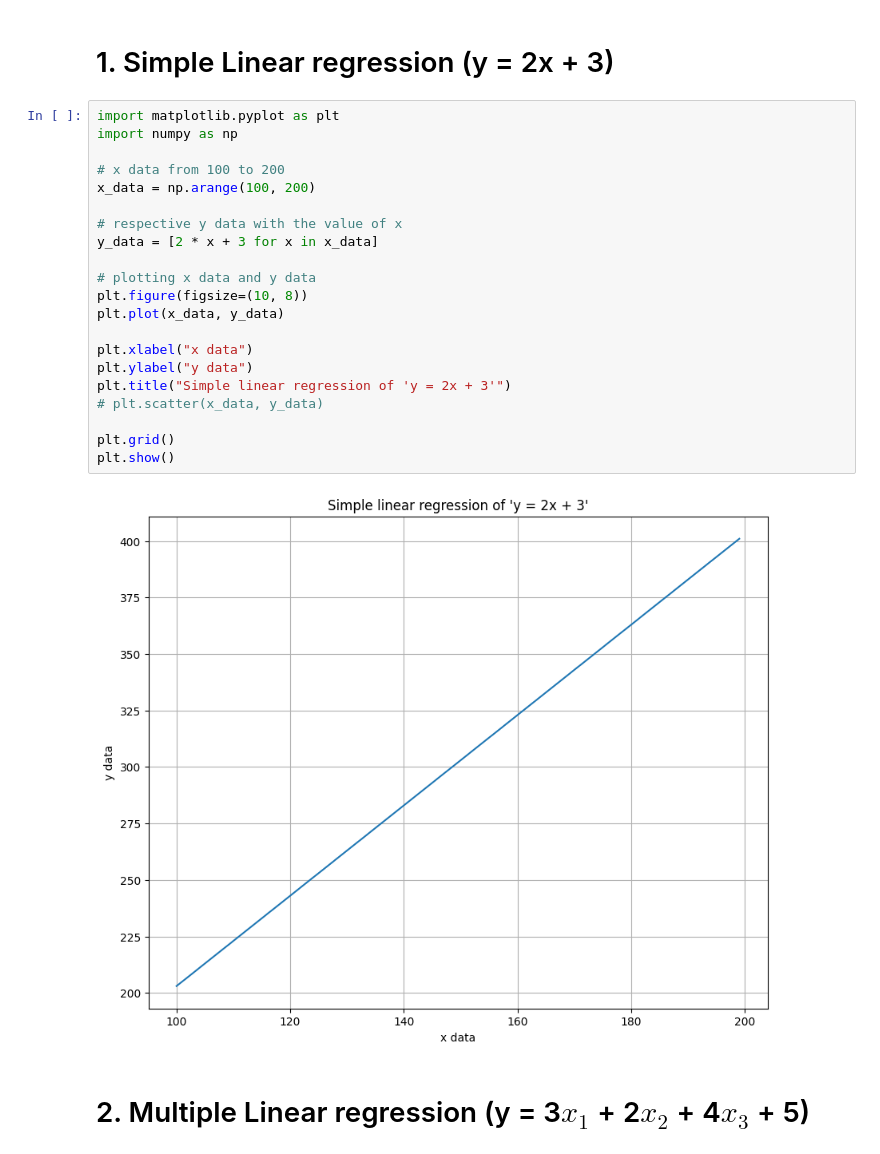
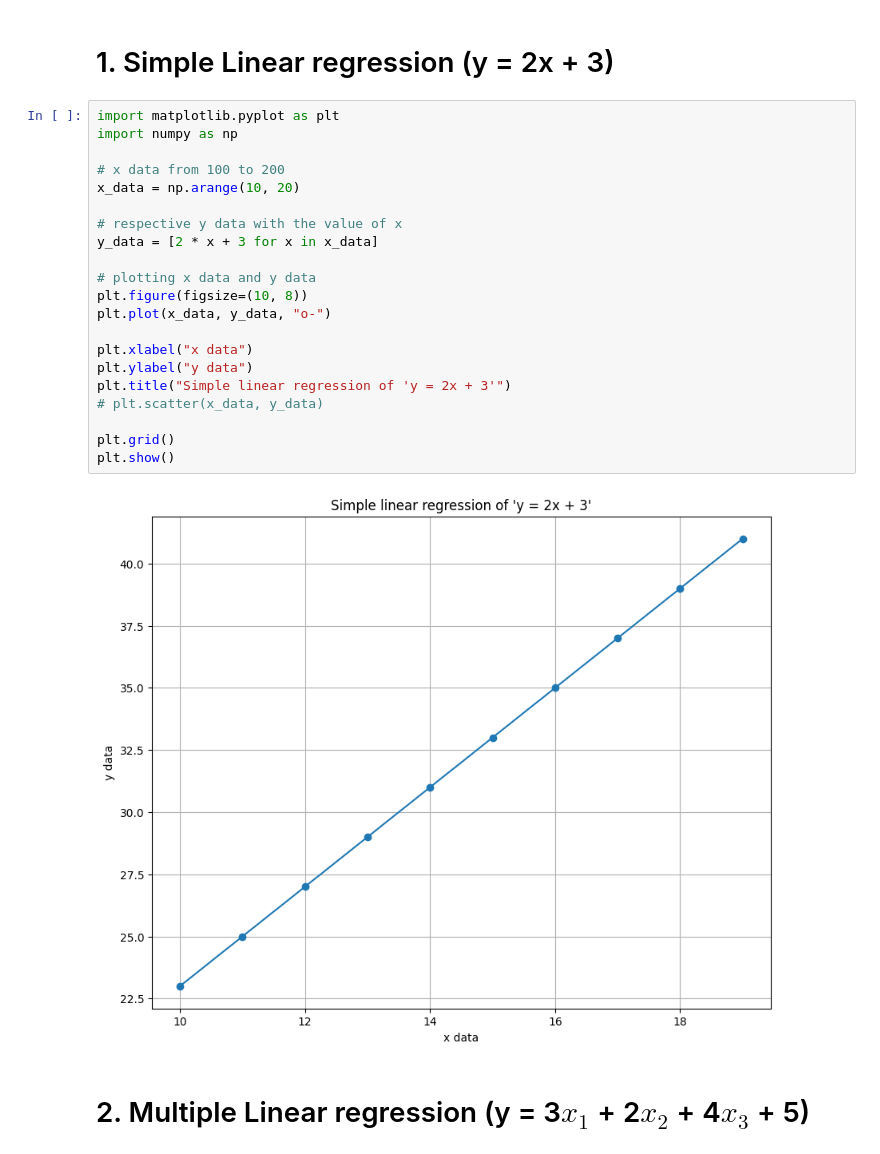
Before and after one commit to rajendra195/data_science_ML_Metro, a Jupyter notebook: week_06/day_03/linear regression.ipynb, the cells around one changed output. Cells and saved outputs as stored; diff of their text form.

```diff
--- a/week_06/day_03/linear regression.ipynb
+++ b/week_06/day_03/linear regression.ipynb
@@ -11,26 +11,26 @@ For 50_Startups.csv, you'll employ Multiple Linear Regression.
 # %%
 import matplotlib.pyplot as plt
 import numpy as np
 
 # x data from 100 to 200
-x_data = np.arange(100, 200)
+x_data = np.arange(10, 20)
 
 # respective y data with the value of x
 y_data = [2 * x + 3 for x in x_data]
 
 # plotting x data and y data
 plt.figure(figsize=(10, 8))
-plt.plot(x_data, y_data)
+plt.plot(x_data, y_data, "o-")
 
 plt.xlabel("x data")
 plt.ylabel("y data")
 plt.title("Simple linear regression of 'y = 2x + 3'")
 # plt.scatter(x_data, y_data)
 
 plt.grid()
 plt.show()
 # %% [output]
-[figure, old version]
+[figure, new version]
 # %% [markdown]
 # 2. Multiple Linear regression (y = 3$x_{1}$ + 2$x_{2}$ + 4$x_{3}$ + 5)
 # %%
```
Also changed, not shown: 4 other files.
